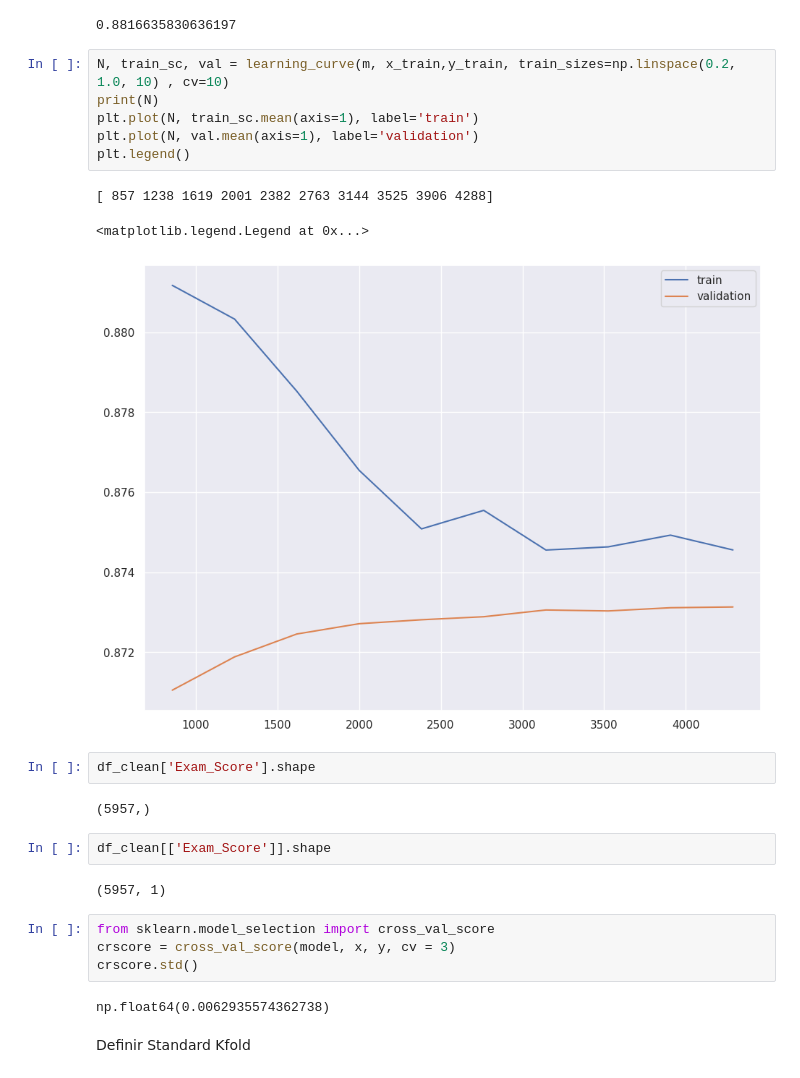
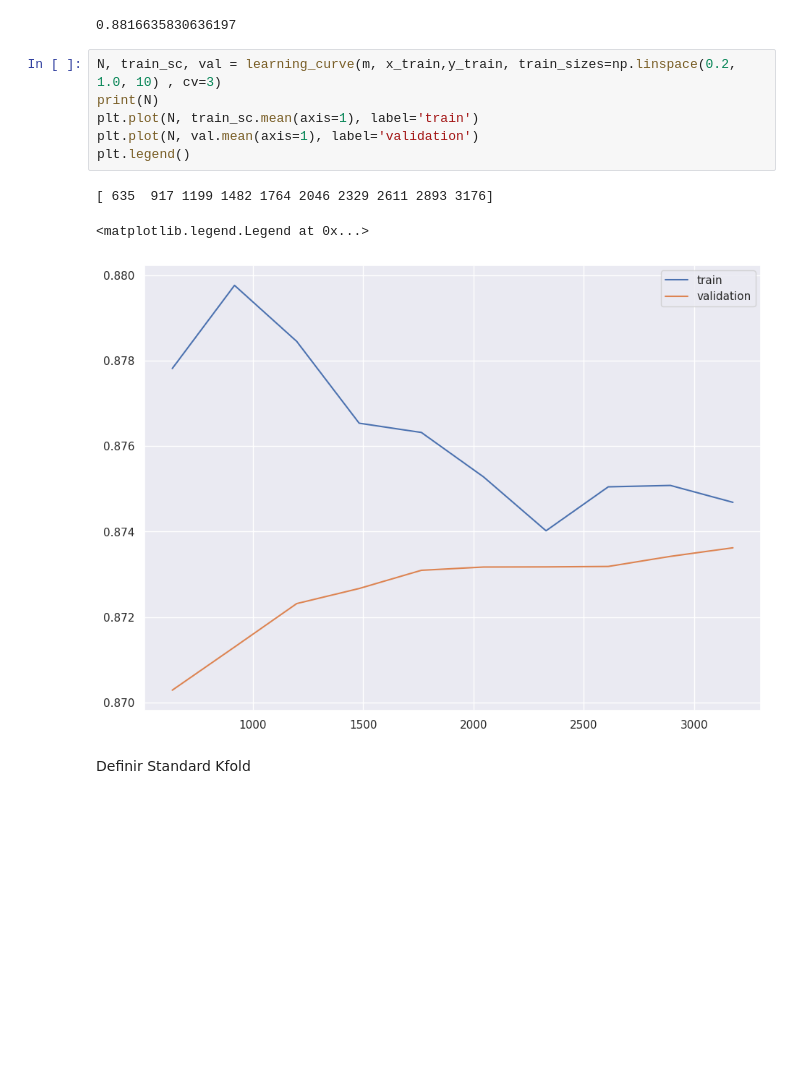
Before and after one commit to NohailaAitHammad/BRIEF_2_EduPredict, a Jupyter notebook: EDA.ipynb, the cells around one changed output. Saved outputs shown, nothing was run; the diff lists cells and outputs as text; blank space fills up the shorter version.

```diff
--- a/EDA.ipynb
+++ b/EDA.ipynb
@@ -684,29 +657,15 @@ Best Hyperparameters : {'fit_intercept': True, 'positive': False}
 Best Score: 0.8736254227990771
 0.8816635830636197
 # %%
-N, train_sc, val = learning_curve(m, x_train,y_train, train_sizes=np.linspace(0.2, 1.0, 10) , cv=10)
+N, train_sc, val = learning_curve(m, x_train,y_train, train_sizes=np.linspace(0.2, 1.0, 10) , cv=3)
 print(N)
 plt.plot(N, train_sc.mean(axis=1), label='train')
 plt.plot(N, val.mean(axis=1), label='validation')
 plt.legend()
 # %% [output]
-[ 857 1238 1619 2001 2382 2763 3144 3525 3906 4288]
+[ 635  917 1199 1482 1764 2046 2329 2611 2893 3176]
 <matplotlib.legend.Legend at 0x...>
-[figure, old version]
+[figure, new version]
-# %%
-df_clean['Exam_Score'].shape
-# %% [output]
-(5957,)
-# %%
-df_clean[['Exam_Score']].shape
-# %% [output]
-(5957, 1)
-# %%
-from sklearn.model_selection import cross_val_score
-crscore = cross_val_score(model, x, y, cv = 3)
-crscore.std()
-# %% [output]
-np.float64(0.0062935574362738)
 # %% [markdown]
 Definir  Standard Kfold
 # %%
```
Also changed, not shown: parts of 36 cells of this notebook, 5 other files.
